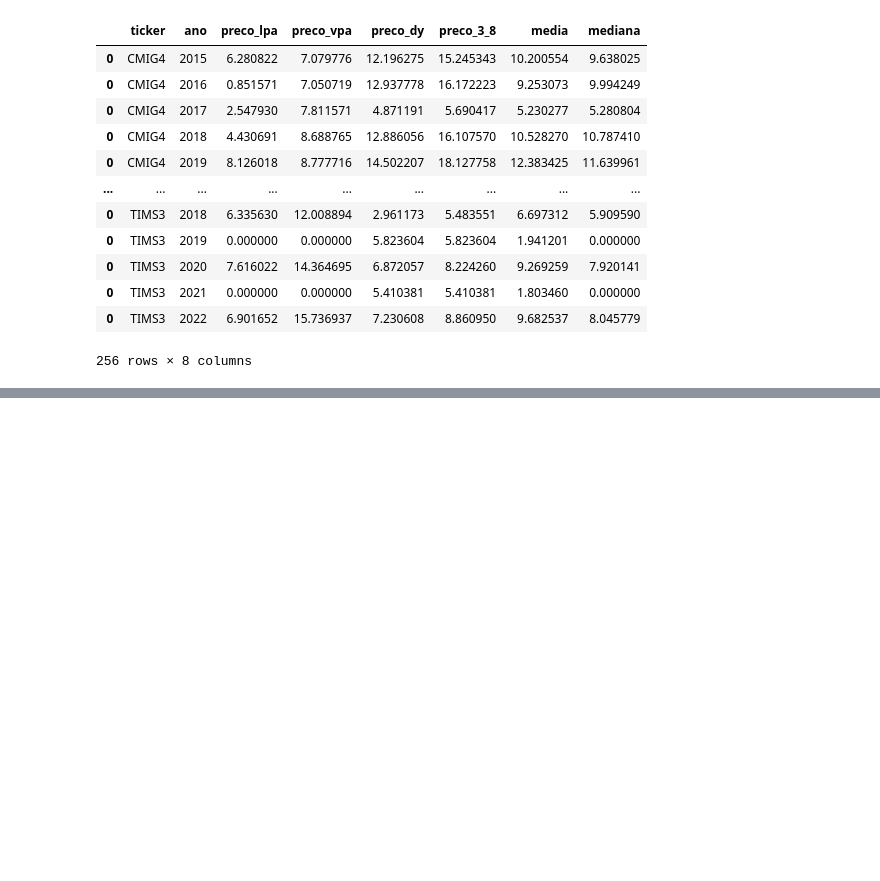
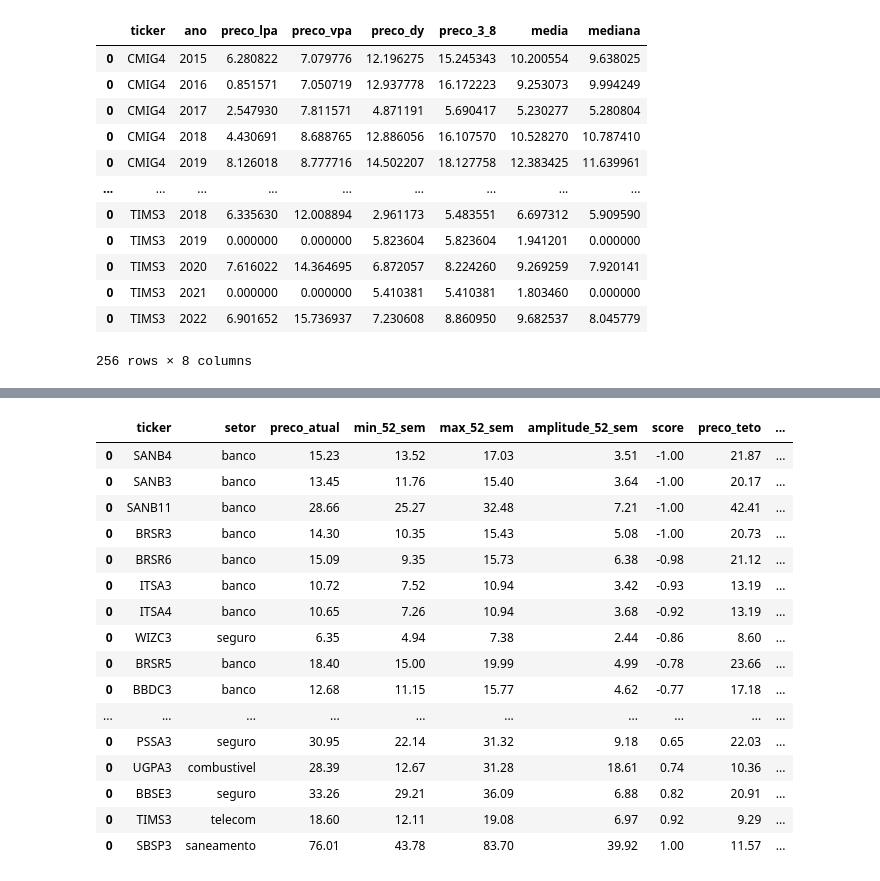
Before and after one commit to eduardopfranca/radar_fundamentalista, a Jupyter notebook: preco_teto.ipynb, the cells around one changed output, grey strips where cells are left out. Saved outputs shown, nothing was run; the diff lists cells and outputs as text; code cells hidden in the pictures; blank space fills up the shorter version.

```diff
--- a/preco_teto.ipynb
+++ b/preco_teto.ipynb
@@ -403,0 +452,22 @@ for i in range(len(preco_teto)):
+# %%
+score_empresas = pd.concat(df_list_preco_score)
+score_empresas = score_empresas.sort_values('score')
+score_empresas
+# %% [output]
+|  | ticker | setor | preco_atual | min_52_sem | max_52_sem | amplitude_52_sem | score | preco_teto | ... |
+| 0 | SANB4 | banco | 15.23 | 13.52 | 17.03 | 3.51 | -1.00 | 21.87 | ... |
+| 0 | SANB3 | banco | 13.45 | 11.76 | 15.40 | 3.64 | -1.00 | 20.17 | ... |
+| 0 | SANB11 | banco | 28.66 | 25.27 | 32.48 | 7.21 | -1.00 | 42.41 | ... |
+| 0 | BRSR3 | banco | 14.30 | 10.35 | 15.43 | 5.08 | -1.00 | 20.73 | ... |
+| 0 | BRSR6 | banco | 15.09 | 9.35 | 15.73 | 6.38 | -0.98 | 21.12 | ... |
+| 0 | ITSA3 | banco | 10.72 | 7.52 | 10.94 | 3.42 | -0.93 | 13.19 | ... |
+| 0 | ITSA4 | banco | 10.65 | 7.26 | 10.94 | 3.68 | -0.92 | 13.19 | ... |
+| 0 | WIZC3 | seguro | 6.35 | 4.94 | 7.38 | 2.44 | -0.86 | 8.60 | ... |
+| 0 | BRSR5 | banco | 18.40 | 15.00 | 19.99 | 4.99 | -0.78 | 23.66 | ... |
+| 0 | BBDC3 | banco | 12.68 | 11.15 | 15.77 | 4.62 | -0.77 | 17.18 | ... |
+| ... | ... | ... | ... | ... | ... | ... | ... | ... | ... |
+| 0 | PSSA3 | seguro | 30.95 | 22.14 | 31.32 | 9.18 | 0.65 | 22.03 | ... |
+| 0 | UGPA3 | combustivel | 28.39 | 12.67 | 31.28 | 18.61 | 0.74 | 10.36 | ... |
+| 0 | BBSE3 | seguro | 33.26 | 29.21 | 36.09 | 6.88 | 0.82 | 20.91 | ... |
+| 0 | TIMS3 | telecom | 18.60 | 12.11 | 19.08 | 6.97 | 0.92 | 9.29 | ... |
+| 0 | SBSP3 | saneamento | 76.01 | 43.78 | 83.70 | 39.92 | 1.00 | 11.57 | ... |
```
Also changed, not shown: parts of 10 cells of this notebook.
